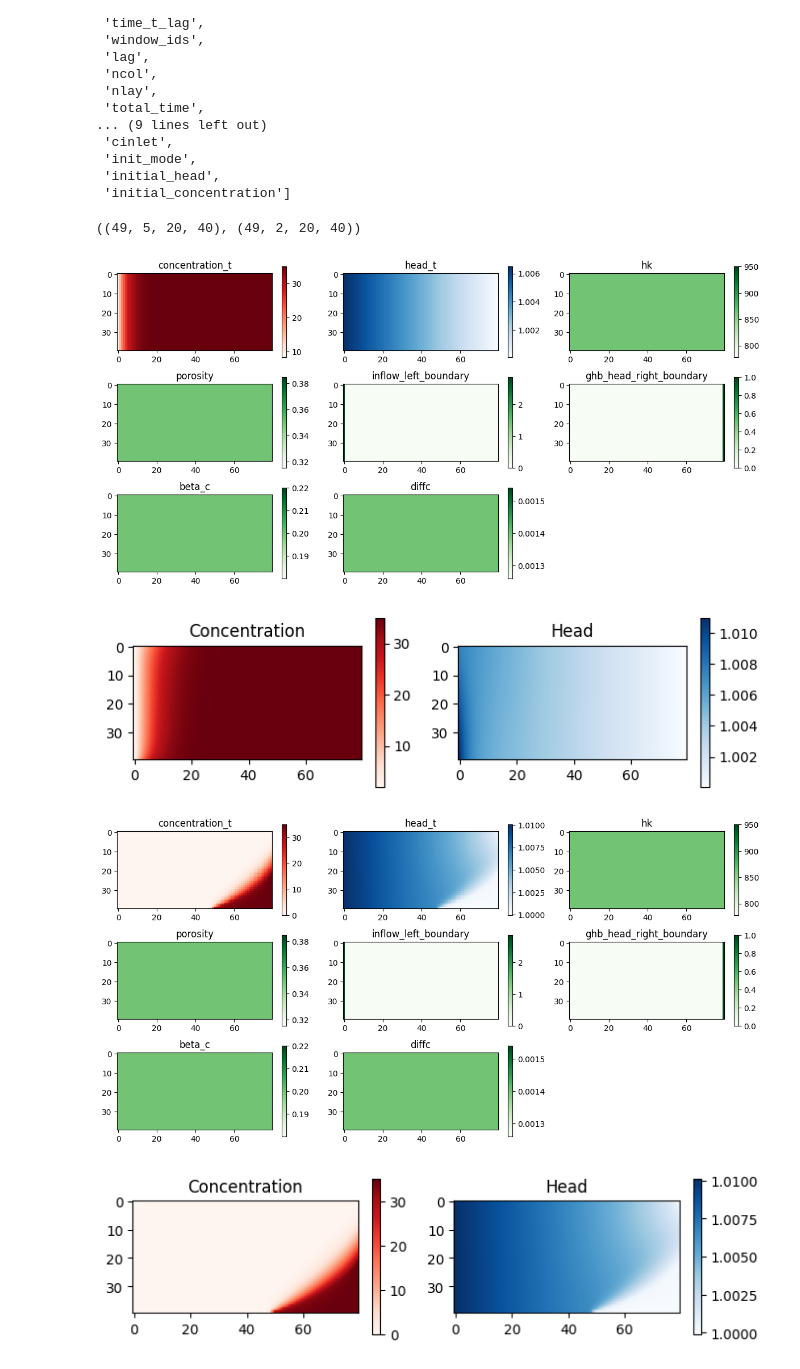
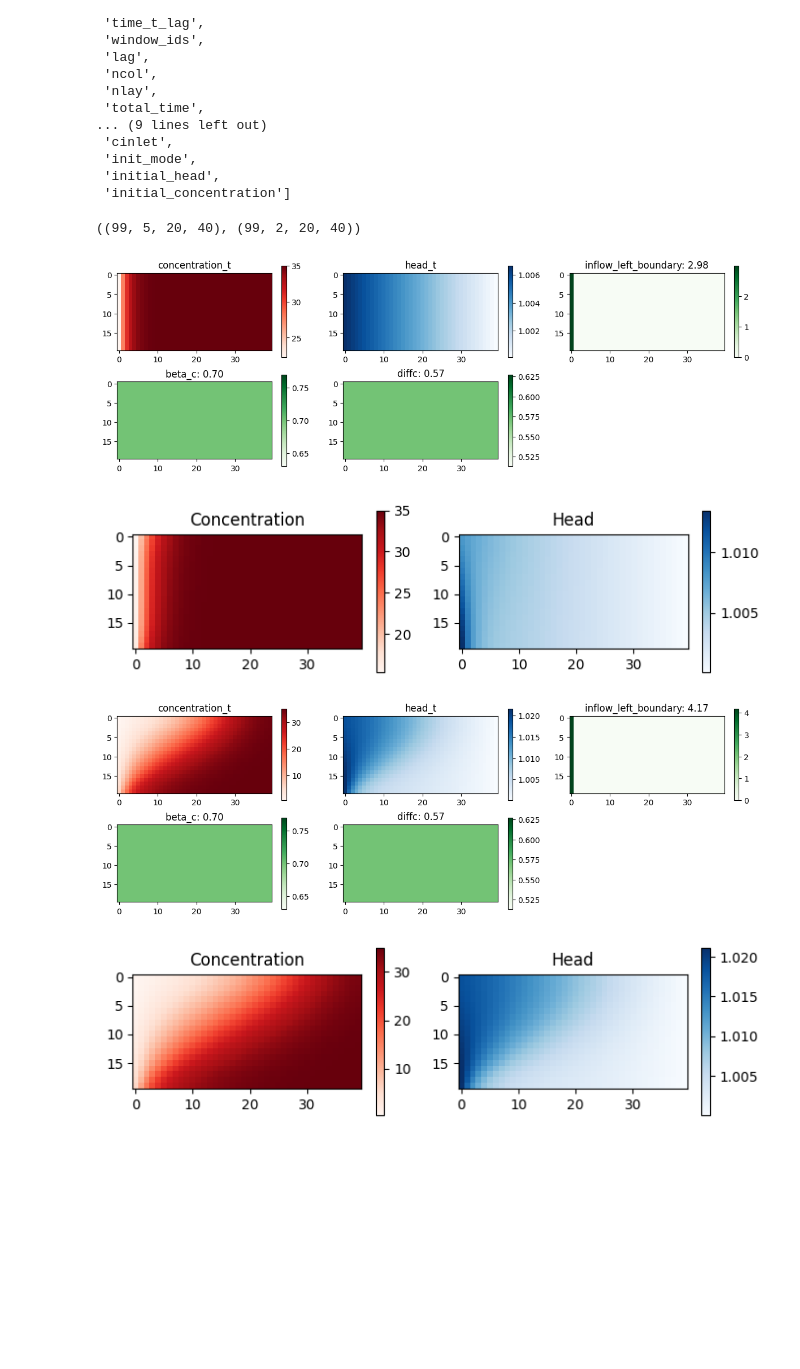
Before and after one commit to arpit-kapoor/henry_mflab, a Jupyter notebook: notebooks/test_data.ipynb, the cells around one changed output. Drawn from its saved outputs; the diff is of its cells as text; code cells hidden in the pictures; blank space fills up the shorter version.

Commit message:
Add debug script and time-varying inflow,
Co-authored-by: Copilot <copilot@github.com>

```diff
--- a/notebooks/test_data.ipynb
+++ b/notebooks/test_data.ipynb
@@ -2,7 +2,8 @@
 import numpy as np
 # %%
 # run_dir = '/Users/akap5486/Projects/groundwater/data/henry_data/one_coupling_scenario/scenario_beta0.200_diffc0.00140/run_000001_hk864.00_por0.350_in2.8510_ghb1.0000'
-run_dir = '/Users/akap5486/Projects/groundwater/data/henry_data/grid_scenarios_20x40/scenarios/scenario_01/run_000001/'
+# run_dir = '/Users/akap5486/Projects/groundwater/data/henry_data/grid_scenarios_20x40/scenarios/scenario_01/run_000001/'
+run_dir = '/Users/arpitkapoor/Projects/groundwater/synthetic_problem/henry_mflab/debug_out_single_scenario/scenario_beta0.700_diffc0.57024/run_000001_in2.8510_'
 # %%
 windows = np.load(run_dir + '/windows.npz')
 windows.files
@@ -27,7 +28,7 @@ windows.files
 # %%
 windows['input_tensor'].shape, windows['output_tensor'].shape
 # %% [output]
-((49, 5, 20, 40), (49, 2, 20, 40))
+((99, 5, 20, 40), (99, 2, 20, 40))
 # %%
 # Plot conc and head at the first time step of the input tensor
 import matplotlib.pyplot as plt
@@ -51,12 +52,15 @@ def plot_input_output_at_idx(windows, idx=0):
     for ch in range(n_channels):
         if ch == 0:
             cmap = 'Reds'
+            axes[ch].set_title(f"{channel_names[ch]}")
         elif ch == 1:
             cmap = 'Blues'
+            axes[ch].set_title(f"{channel_names[ch]}")
         else:
             cmap = 'Greens'
+            axes[ch].set_title(f"{channel_names[ch]}: {input_tensor[idx, ch, :, :].max():.2f}" if ch < len(channel_names) else f'Channel {ch}')
+
         im = axes[ch].imshow(input_tensor[idx, ch, :, :], origin='upper', cmap=cmap)
-        axes[ch].set_title(channel_names[ch] if ch < len(channel_names) else f'Channel {ch}')
         fig.colorbar(im, ax=axes[ch])
 
     # Hide any unused subplot axes
@@ -82,10 +86,10 @@ def plot_input_output_at_idx(windows, idx=0):
 # %%
 plot_input_output_at_idx(windows, idx=0)
 # %% [output]
-[figure, old version]
+[figure, new version]
-[figure, old version]
+[figure, new version]
 # %%
-plot_input_output_at_idx(windows, idx=-1)
+plot_input_output_at_idx(windows, idx=12)
 # %% [output]
-[figure, old version]
+[figure, new version]
-[figure, old version]
+[figure, new version]
```
Also changed, not shown: parts of 1 cell of this notebook, 3 other files.
